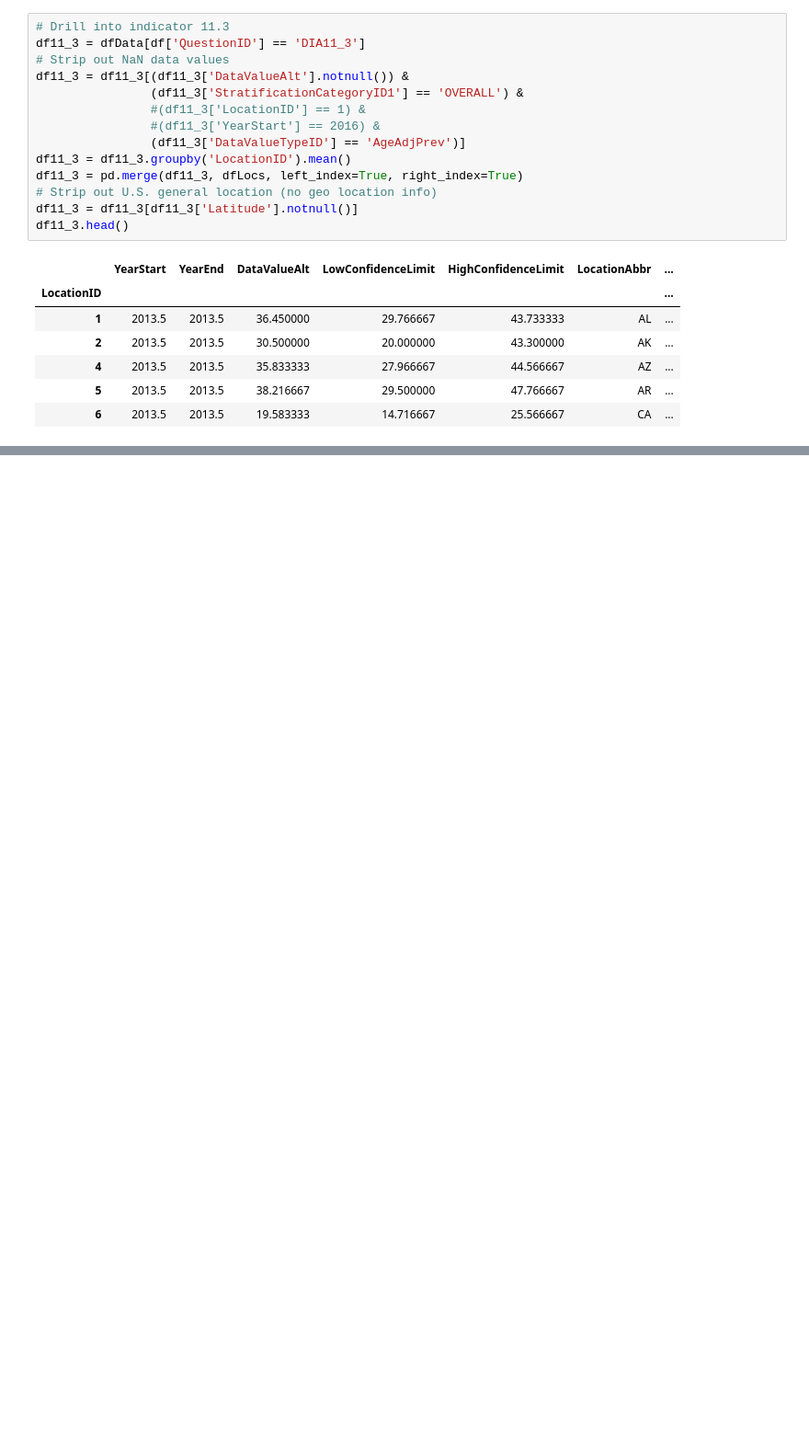
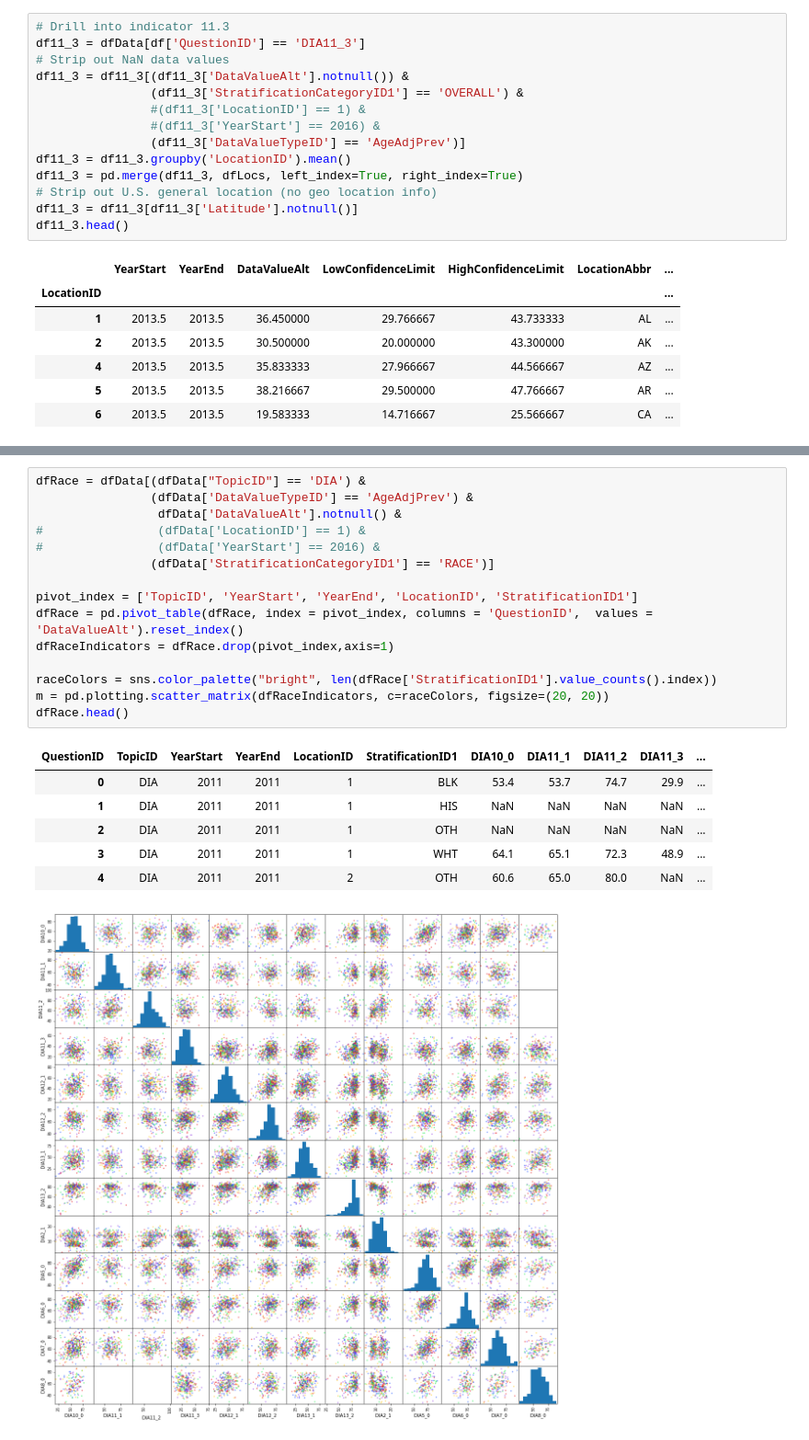
Before and after one commit to dkjer/data150labs, a Jupyter notebook: Explore Chronic Disease Data.ipynb, the cells around one changed output, grey strips where cells are left out. Shown at 92% size. Drawn from its saved outputs; the diff is of its cells as text; blank space fills up the shorter version.

```diff
--- a/Explore Chronic Disease Data.ipynb
+++ b/Explore Chronic Disease Data.ipynb
@@ -258,3 +249,26 @@ h
 # %% [output]
 <matplotlib.axes._subplots.AxesSubplot at 0x...>
 [figure]
+# %%
+dfRace = dfData[(dfData["TopicID"] == 'DIA') &
+                (dfData['DataValueTypeID'] == 'AgeAdjPrev') &
+                 dfData['DataValueAlt'].notnull() &
+#                (dfData['LocationID'] == 1) &
+#                (dfData['YearStart'] == 2016) &
+                (dfData['StratificationCategoryID1'] == 'RACE')]
+
+pivot_index = ['TopicID', 'YearStart', 'YearEnd', 'LocationID', 'StratificationID1']
+dfRace = pd.pivot_table(dfRace, index = pivot_index, columns = 'QuestionID',  values = 'DataValueAlt').reset_index()
+dfRaceIndicators = dfRace.drop(pivot_index,axis=1)
+
+raceColors = sns.color_palette("bright", len(dfRace['StratificationID1'].value_counts().index))
+m = pd.plotting.scatter_matrix(dfRaceIndicators, c=raceColors, figsize=(20, 20))
+dfRace.head()
+# %% [output]
+| QuestionID | TopicID | YearStart | YearEnd | LocationID | StratificationID1 | DIA10_0 | DIA11_1 | DIA11_2 | DIA11_3 | ... |
+| 0 | DIA | 2011 | 2011 | 1 | BLK | 53.4 | 53.7 | 74.7 | 29.9 | ... |
+| 1 | DIA | 2011 | 2011 | 1 | HIS | NaN | NaN | NaN | NaN | ... |
+| 2 | DIA | 2011 | 2011 | 1 | OTH | NaN | NaN | NaN | NaN | ... |
+| 3 | DIA | 2011 | 2011 | 1 | WHT | 64.1 | 65.1 | 72.3 | 48.9 | ... |
+| 4 | DIA | 2011 | 2011 | 2 | OTH | 60.6 | 65.0 | 80.0 | NaN | ... |
+[figure, added]
```
Also changed, not shown: parts of 4 cells of this notebook.
